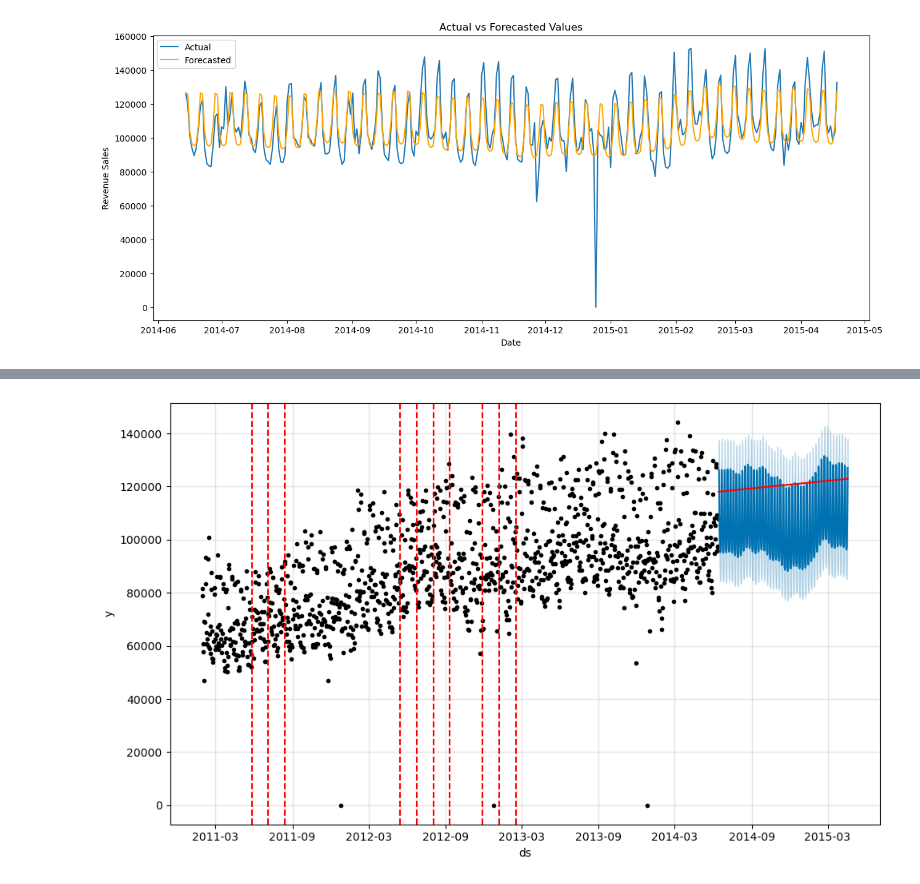
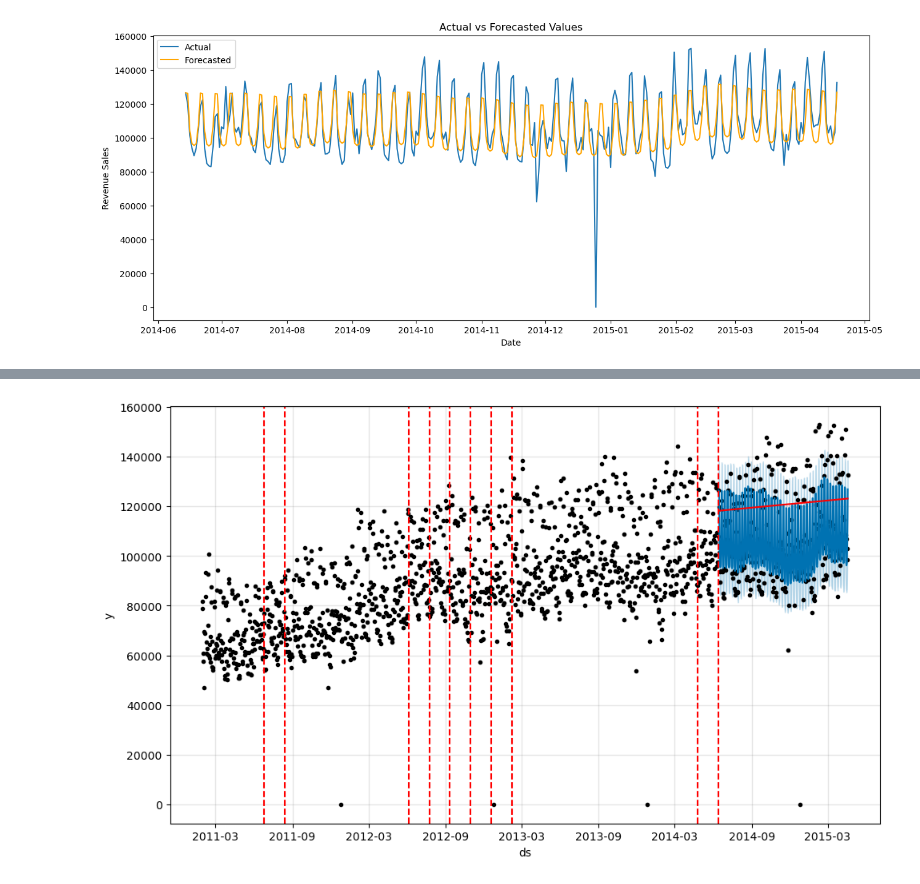
Before and after one commit to vishalraj247/SalesMaster-ML, a Jupyter notebook: notebooks/forecasting/raj_vishal-14227627-forecasting_phophet.ipynb, the cells around one changed output, grey strips where cells are left out. Drawn from its saved outputs; the diff is of its cells as text; code cells hidden in the pictures.

```diff
--- a/notebooks/forecasting/raj_vishal-14227627-forecasting_phophet.ipynb
+++ b/notebooks/forecasting/raj_vishal-14227627-forecasting_phophet.ipynb
@@ -16,3 +16,12 @@ sales_train, sales_test, calendar, sell_prices, calendar_events = load_data()
 
 # Display dataset heads
 train_head, test_head, calendar_head, sell_prices_head, calendar_events_head = display_head(sales_train, sales_test, calendar, sell_prices, calendar_events)
+# %%
+from data_preprocessor import DataPreparation
+from prophet_forecaster import ProphetForecaster
+
+# Initialize the DataPreparation class with the appropriate arguments
+data_preprocessor_instance = DataPreparation(sales_train, calendar, calendar_events, sell_prices)
+
+# Prepare prophet_data and get merged_data
+prophet_data, merged_data = data_preprocessor_instance.prepare_prophet_data()
@@ -19,16 +54,4 @@ train_head, test_head, calendar_head, sell_prices_head, calendar_events_head = d
 # %%
-from data_preprocessor import DataPreparation
-from prophet_forecaster import ProphetForecaster
-
-# Initialize the DataPreparation class with the appropriate arguments
-data_preprocessor_instance = DataPreparation(sales_train, calendar, calendar_events, sell_prices)
-
-# Prepare merged_data
-merged_data = data_preprocessor_instance.merge_data()
-
-# Prepare prophet_data
-prophet_data = data_preprocessor_instance.prepare_prophet_data()
-
 # Split data into train and test sets
 train_data, test_data, split_idx = data_preprocessor_instance.split_time_series(prophet_data)
 
@@ -36,8 +59,16 @@ train_data, test_data, split_idx = data_preprocessor_instance.split_time_series(
 forecaster = ProphetForecaster()
 prophet_model = forecaster.train_model(train_data)
 
+# Assume the number of future events is the average number of past events per day
+# This is a simplification; you might need a more sophisticated method to estimate future events
+average_num_events = train_data['num_events'].mean()
+
+# Create a future dataframe with 'num_events' values
+future_dates = prophet_model.make_future_dataframe(periods=len(test_data))
+future_dates['num_events'] = average_num_events  # Assign the estimated number of events to future dates
+
 # Forecast future sales
-forecast = forecaster.forecast(prophet_model, days=len(test_data))
+forecast = forecaster.forecast(prophet_model, days=len(test_data), future_regressors=future_dates['num_events'])
 
 # Evaluate forecasting performance on the test set
 forecaster.evaluate_forecast(test_data['y'].values, forecast)
@@ -65,0 +99,12 @@ print(test_data['ds'].min(), test_data['ds'].max())
+# %%
+prophet_model_final = forecaster.train_model(prophet_data)
+
+# Forecast for the next 7 days
+future_dates_7 = prophet_model_final.make_future_dataframe(periods=7)
+future_dates_7['num_events'] = average_num_events  # Assign the estimated number of events to future dates
+
+# Make the forecast
+forecast_7_days = forecaster.forecast(prophet_model_final, days=7, future_regressors=future_dates_7['num_events'])
+
+# Print or plot the forecast for the next 7 days
+print(forecast_7_days.tail(7))
@@ -124,5 +193,5 @@ print(prophet_data)
 # %%
 # Plot the forecast
-forecaster.plot_forecast(prophet_model, forecast, prophet_data)
+forecaster.plot_forecast(prophet_model_final, forecast, prophet_data)
 # %% [output]
-[figure, old version]
+[figure, new version]
```
Also changed, not shown: parts of 8 cells of this notebook, 2 other files.
